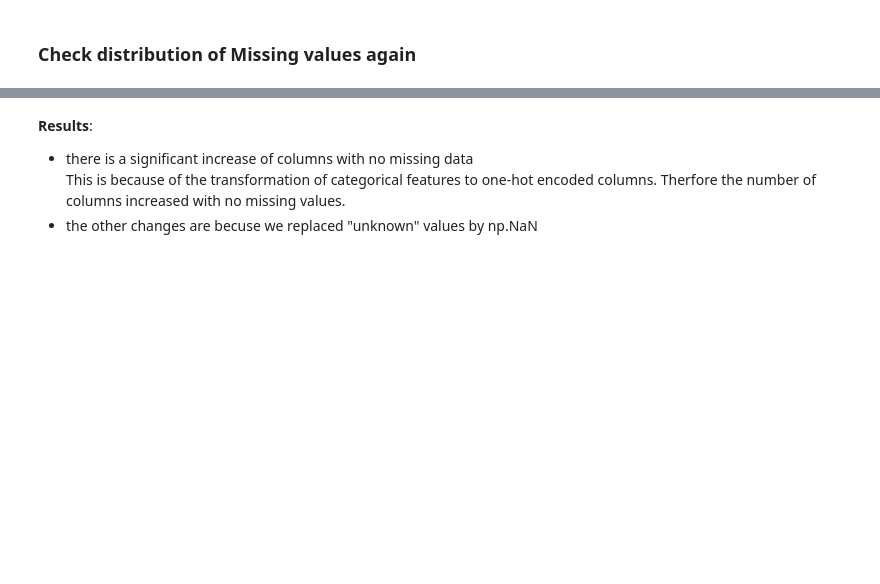
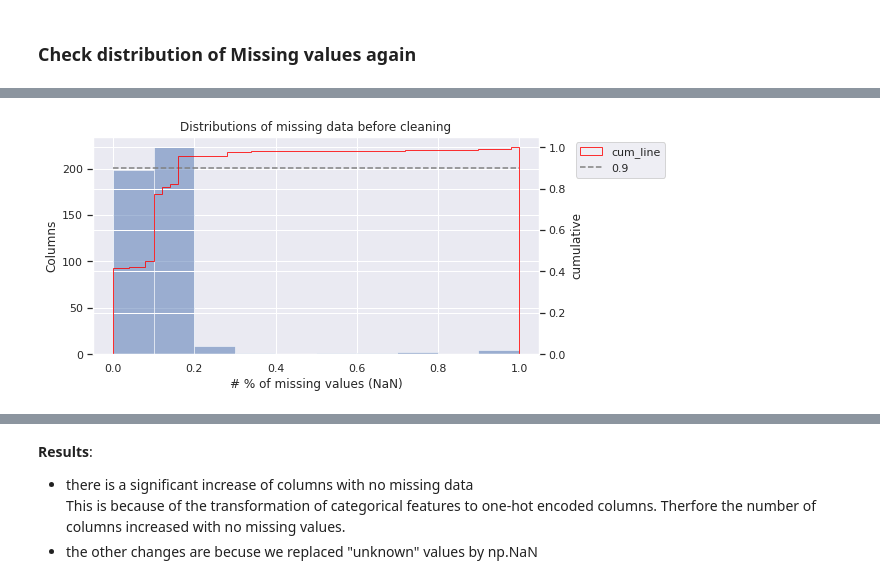
Before and after one commit to step-bauer/dsnd_capstone_arvato, a Jupyter notebook: Arvato Project Workbook.ipynb, the cells around one changed output, grey strips where cells are left out. Cells and saved outputs as stored; diff of their text form; code cells hidden in the pictures; blank space fills up the shorter version.

```diff
--- a/Arvato Project Workbook.ipynb
+++ b/Arvato Project Workbook.ipynb
@@ -423,3 +742,7 @@ plt.savefig('dist_of_missingdata_after_transformation.jpg')
+# %%
+print_null_dist(df_azdias_cleaned, 'dist_of_missingdata_after_transformation.jpg')
+# %% [output]
+[figure, added]
 # %% [markdown]
 ### Comparison of distributions of missing data
 
```
Also changed, not shown: parts of 89 cells of this notebook.
